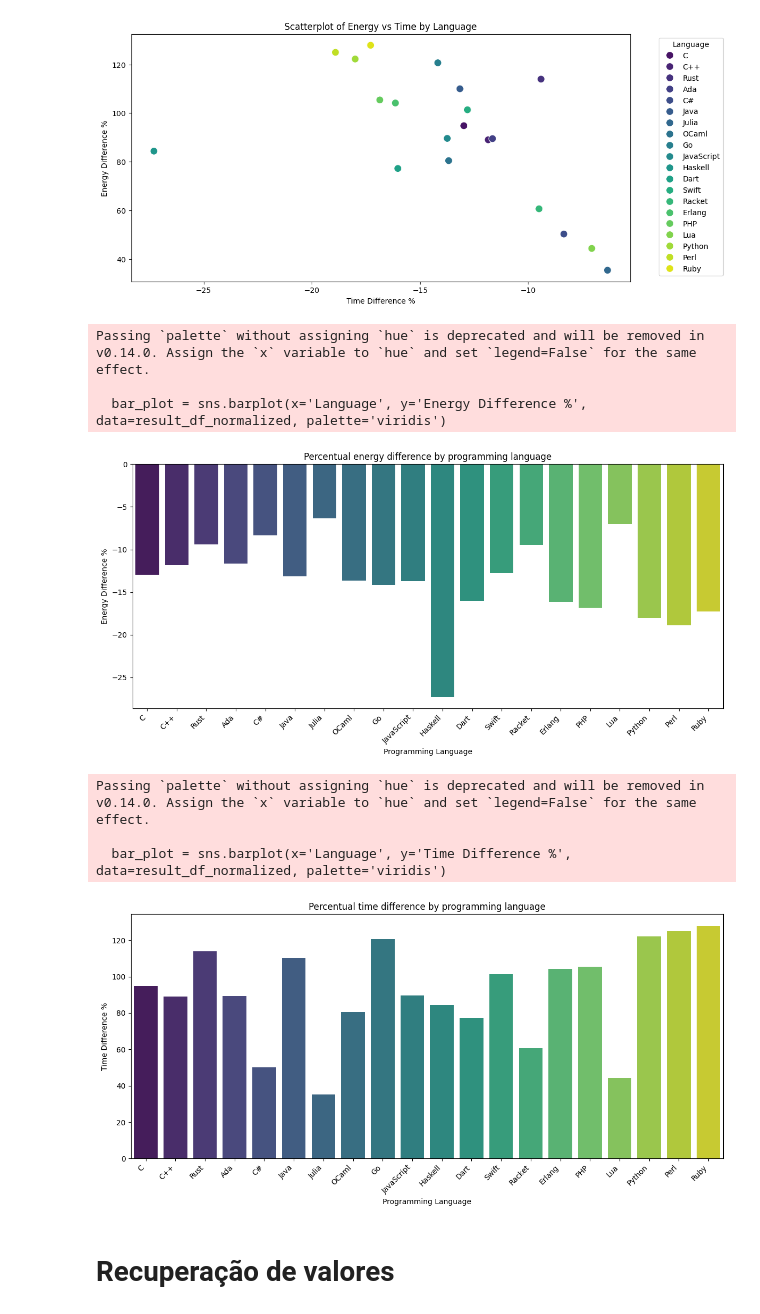
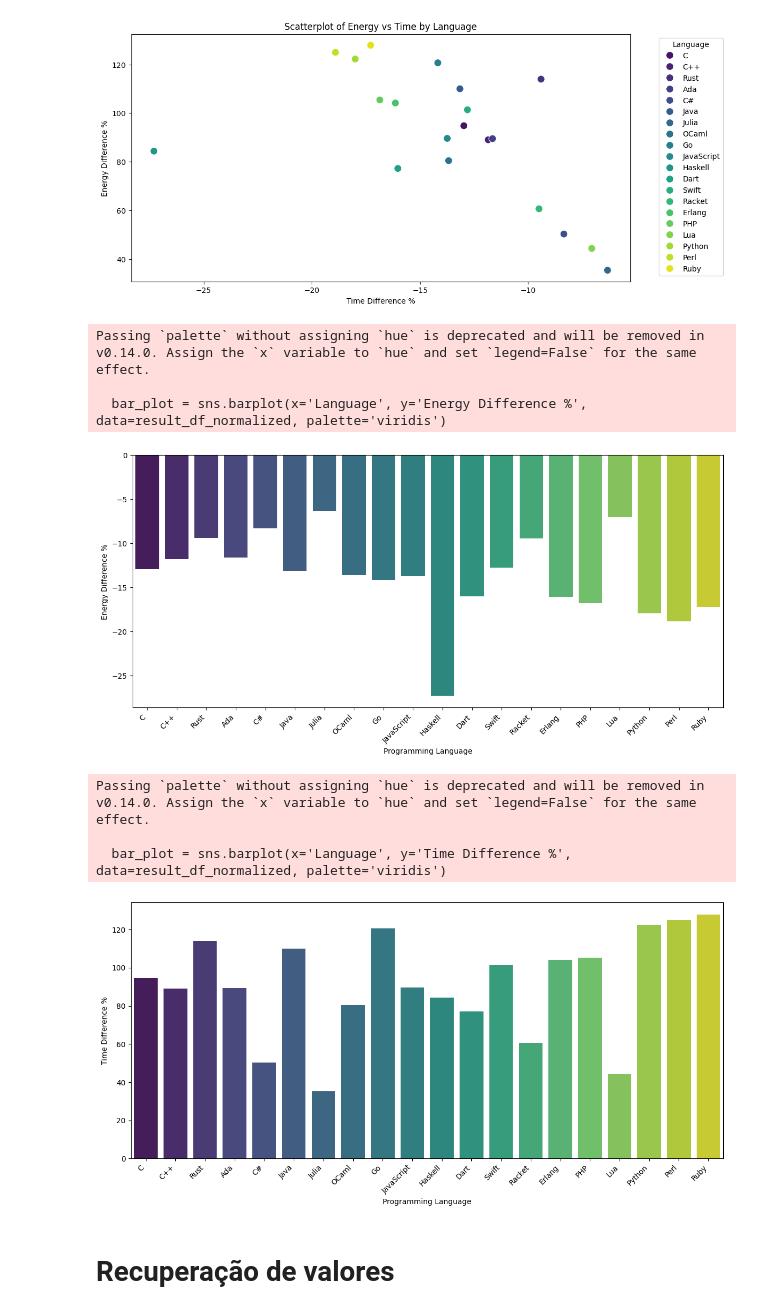
Before and after one commit to LuisMPSilva01/Energy-Languages-PowerCap, a Jupyter notebook: NoteBooks/statistics.ipynb, the cells around one changed output. Drawn from its saved outputs; the diff is of its cells as text; code cells hidden in the pictures.

```diff
--- a/NoteBooks/statistics.ipynb
+++ b/NoteBooks/statistics.ipynb
@@ -8,7 +8,7 @@ import numpy as np
 
 
 
-file_name = '../measurements.csv'
+file_name = 'measurements.csv'
 df = pd.read_csv(file_name, header = 0, delimiter=",", decimal=".")
 df['Language'].replace('CSharp', 'C#', inplace=True)
 df.head()
@@ -890,7 +861,7 @@ bar_plot = sns.barplot(x='Language', y='Energy Difference %', data=result_df_nor
 # Adicionar rótulos e título
 plt.xlabel('Programming Language')
 plt.ylabel('Energy Difference %')
-plt.title('Percentual energy difference by programming language')
+#plt.title('Percentual energy difference by programming language')
 
 # Rotacionar os rótulos do eixo x para melhor visualização
 plt.xticks(rotation=45, ha='right')
@@ -903,32 +874,32 @@ plt.show()
 Passing `palette` without assigning `hue` is deprecated and will be removed in v0.14.0. Assign the `x` variable to `hue` and set `legend=False` for the same effect.
 
   bar_plot = sns.barplot(x='Language', y='Energy Difference %', data=result_df_normalized, palette='viridis')
-[figure, old version]
+[figure, new version]
 # %%
 import seaborn as sns
 import matplotlib.pyplot as plt
 
 # Criar o barplot
 plt.figure(figsize=(12, 6))
 bar_plot = sns.barplot(x='Language', y='Time Difference %', data=result_df_normalized, palette='viridis')
 
 # Adicionar rótulos e título
 plt.xlabel('Programming Language')
 plt.ylabel('Time Difference %')
-plt.title('Percentual time difference by programming language')
+#plt.title('Percentual time difference by programming language')
 
 # Rotacionar os rótulos do eixo x para melhor visualização
 plt.xticks(rotation=45, ha='right')
 
 # Mostrar o gráfico
 plt.tight_layout()
 plt.show()
 #TODO
 # %% [output]
 Passing `palette` without assigning `hue` is deprecated and will be removed in v0.14.0. Assign the `x` variable to `hue` and set `legend=False` for the same effect.
 
   bar_plot = sns.barplot(x='Language', y='Time Difference %', data=result_df_normalized, palette='viridis')
-[figure, old version]
+[figure, new version]
 # %% [markdown]
 # Recuperação de valores
 # %%
```
Also changed, not shown: parts of 15 cells of this notebook.
